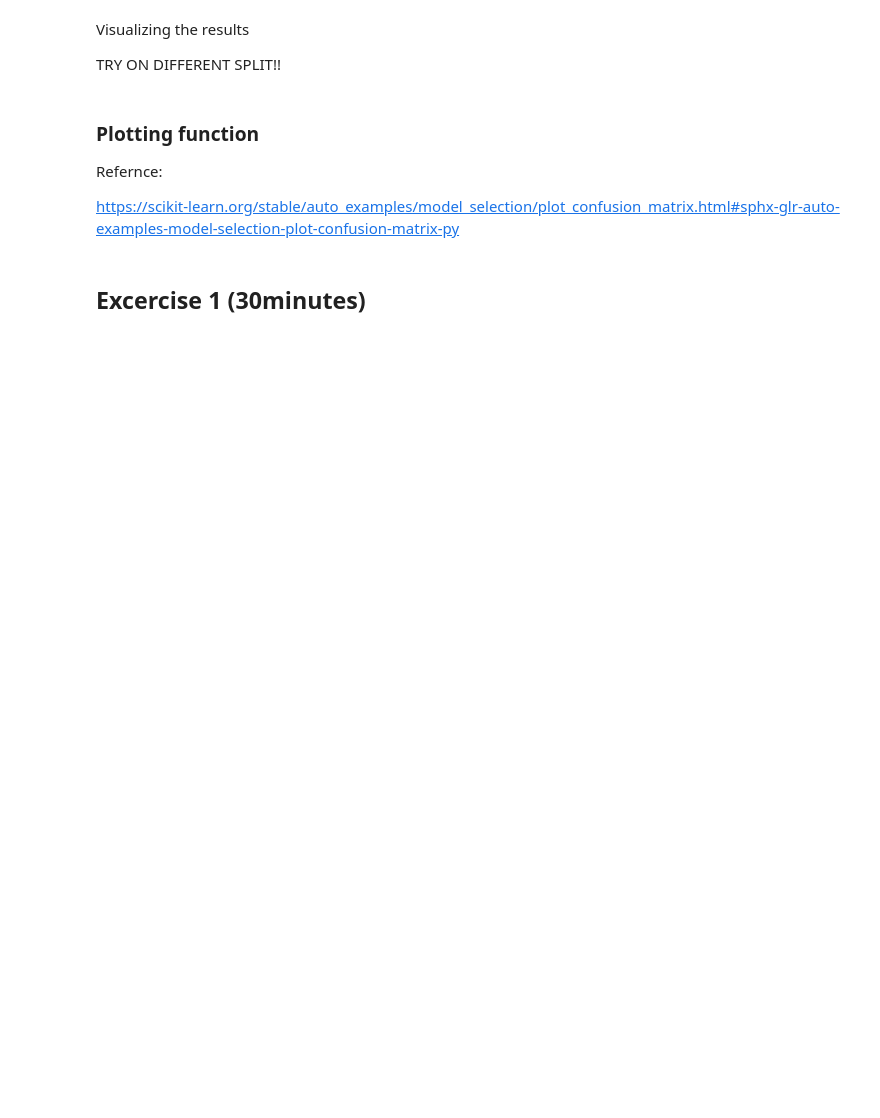
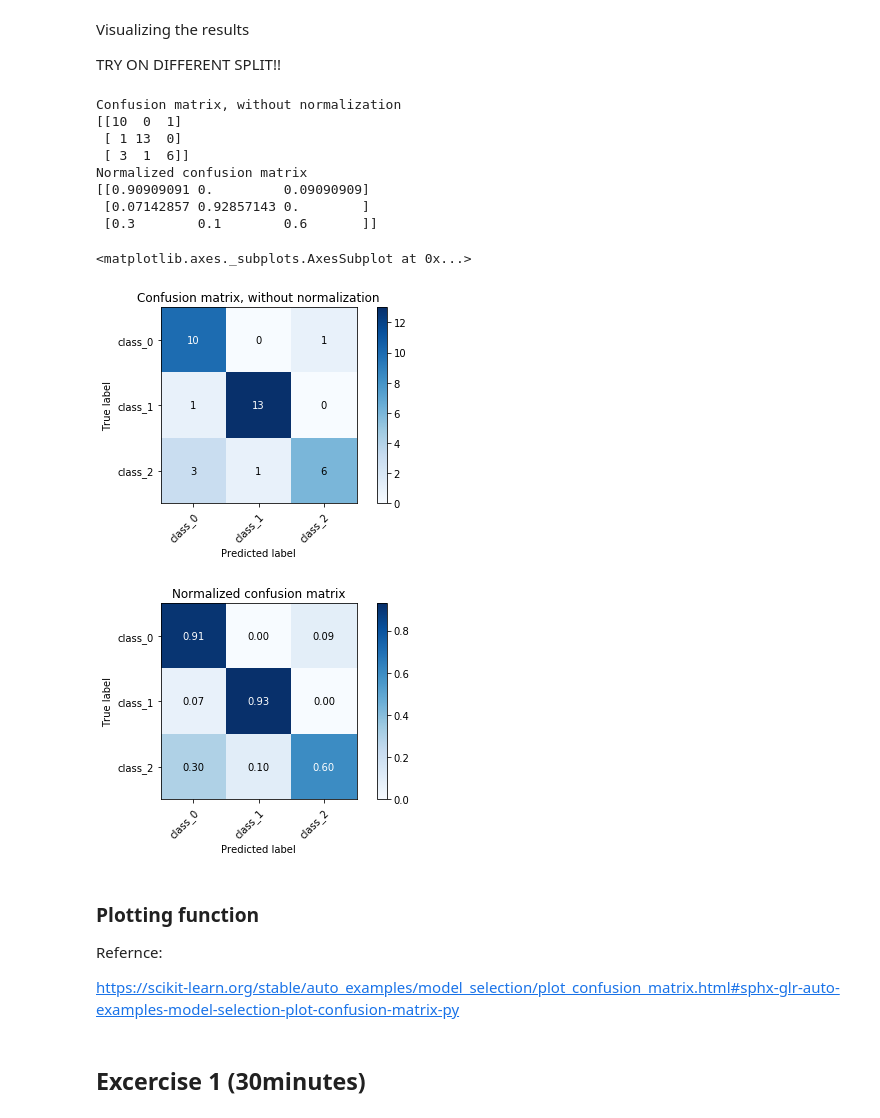
Before and after one commit to statisticscoursestudent/rice_ds-bc19, a Jupyter notebook: ds-bc19/02.1 PM Tuesday_ Intro to Modern Regression & Cross Validation with hands on lab/day2_PM_code_along.ipynb, the cells around one changed output. Cells and saved outputs as stored; diff of their text form; code cells hidden in the pictures; blank space fills up the shorter version.

```diff
--- a/ds-bc19/02.1 PM Tuesday_ Intro to Modern Regression & Cross Validation with hands on lab/day2_PM_code_along.ipynb
+++ b/ds-bc19/02.1 PM Tuesday_ Intro to Modern Regression & Cross Validation with hands on lab/day2_PM_code_along.ipynb
@@ -144,17 +229,31 @@ Visualizing the results
 
 TRY ON DIFFERENT SPLIT!!
 # %%
+# run cell below plotting function heading first before running this cell (out of order)
+
 from sklearn.metrics import confusion_matrix
 from sklearn.utils.multiclass import unique_labels
 
-# class_names = wine_bunch.target_names
+class_names = wine_bunch.target_names
 
-# plot_confusion_matrix(y_test, y_pred, classes=class_names,
-#                       title='Confusion matrix, without normalization')
+plot_confusion_matrix(y_test, y_pred, classes=class_names,
+                      title='Confusion matrix, without normalization')
 
-# # Plot normalized confusion matrix
-# plot_confusion_matrix(y_test, y_pred, classes=class_names, normalize=True,
-#                       title='Normalized confusion matrix')
+# Plot normalized confusion matrix
+plot_confusion_matrix(y_test, y_pred, classes=class_names, normalize=True,
+                      title='Normalized confusion matrix')
+# %% [output]
+Confusion matrix, without normalization
+[[10  0  1]
+ [ 1 13  0]
+ [ 3  1  6]]
+Normalized confusion matrix
+[[0.90909091 0.         0.09090909]
+ [0.07142857 0.92857143 0.        ]
+ [0.3        0.1        0.6       ]]
+<matplotlib.axes._subplots.AxesSubplot at 0x...>
+[figure, added]
+[figure, added]
 # %% [markdown]
 ### Plotting function
 Refernce:
```
Also changed, not shown: parts of 14 cells of this notebook, 9 other files.
